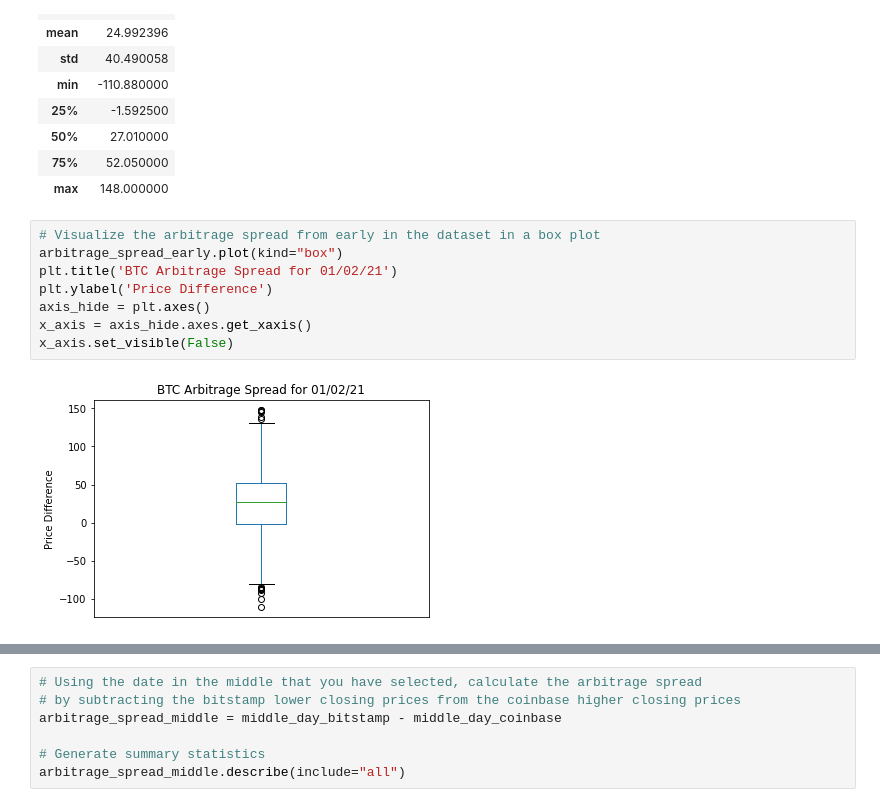
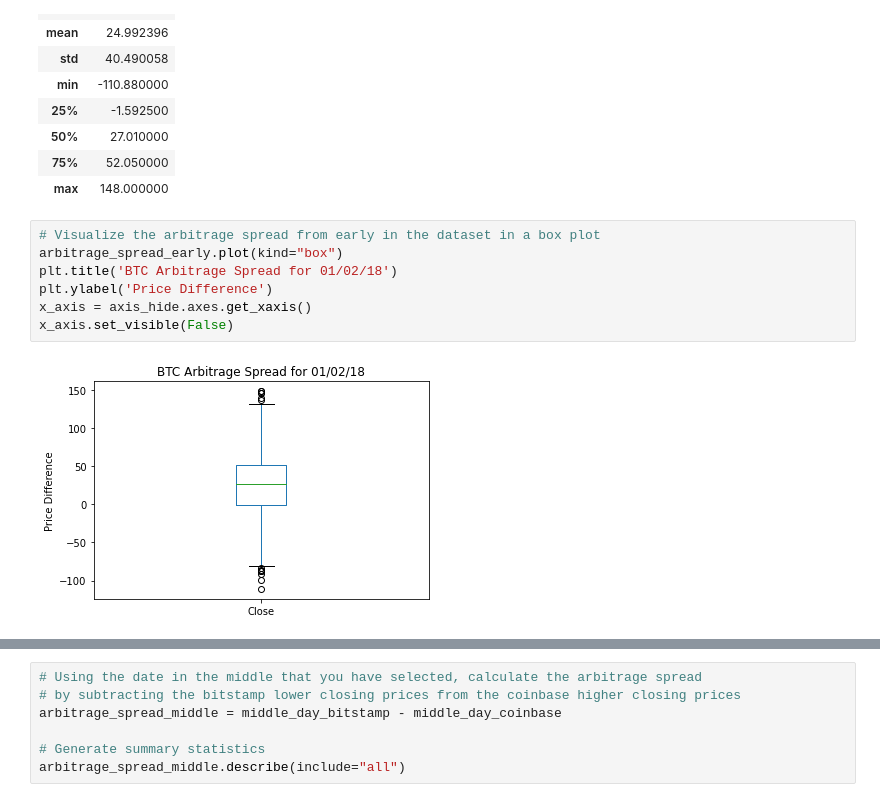
Before and after one commit to MaxAcheson/Module_3_Challenge, a Jupyter notebook: Starter_Code/crypto_arbitrage.ipynb, the cells around one changed output, grey strips where cells are left out. Cells and saved outputs as stored; diff of their text form.

```diff
--- a/Starter_Code/crypto_arbitrage.ipynb
+++ b/Starter_Code/crypto_arbitrage.ipynb
@@ -364,13 +364,12 @@ arbitrage_spread_early.describe(include="all")
 # %%
 # Visualize the arbitrage spread from early in the dataset in a box plot
 arbitrage_spread_early.plot(kind="box")
-plt.title('BTC Arbitrage Spread for 01/02/21')
+plt.title('BTC Arbitrage Spread for 01/02/18')
 plt.ylabel('Price Difference')
-axis_hide = plt.axes()
 x_axis = axis_hide.axes.get_xaxis()
 x_axis.set_visible(False)
 # %% [output]
-[figure, old version]
+[figure, new version]
 # %%
 # Create an overlay plot that visualizes the two dataframes over a period of one day from the middle of the dataset.
 # Be sure that the plots include the parameters `legend`, `figsize`, `title`, `color` and `label`
```
Also changed, not shown: parts of 42 cells of this notebook.
